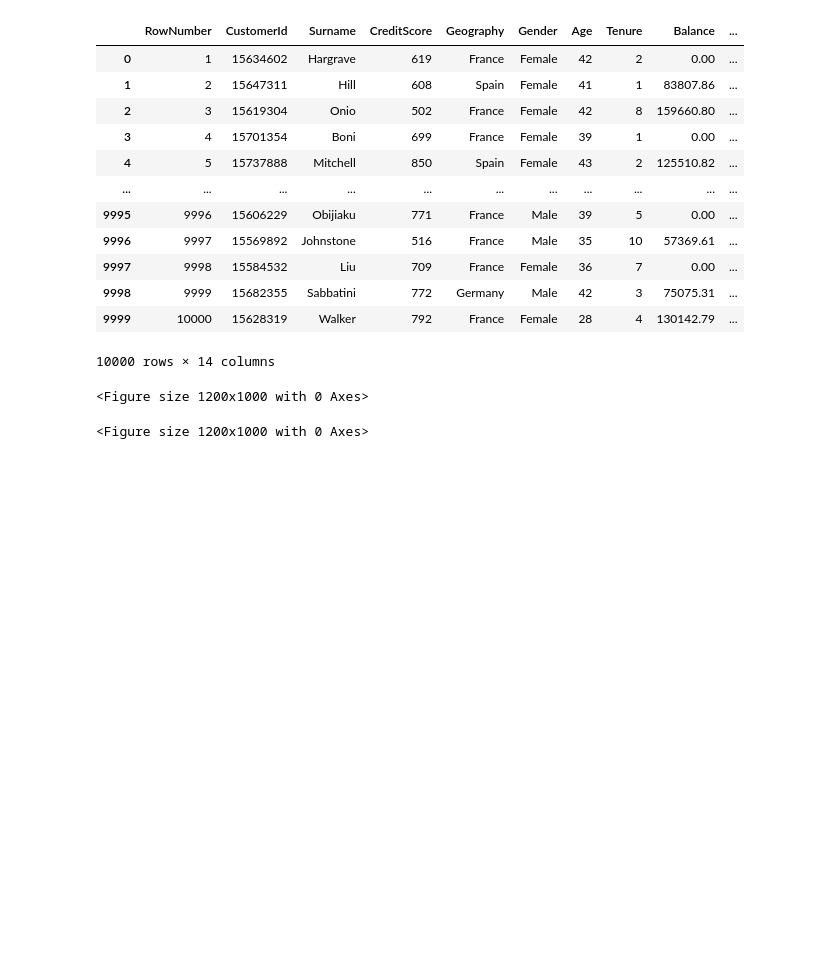
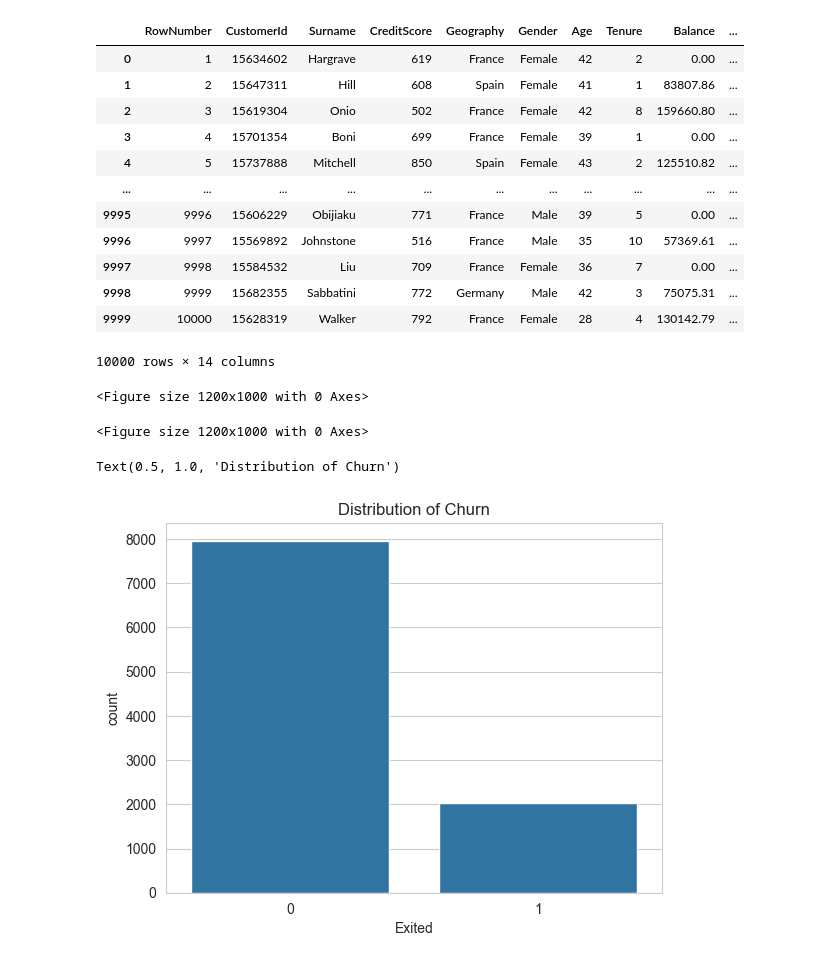
Before and after one commit to gitrlawton/customer-churn-prediction, a Jupyter notebook: notebook.ipynb, the cells around one changed output. Drawn from its saved outputs; the diff is of its cells as text; code cells hidden in the pictures; blank space fills up the shorter version.

Commit message:
Completed data pre-processing and feature engineering.

```diff
--- a/notebook.ipynb
+++ b/notebook.ipynb
@@ -31,3 +31,11 @@ plt.figure(figsize=(12, 10))
 # %% [output]
 <Figure size 1200x1000 with 0 Axes>
 <Figure size 1200x1000 with 0 Axes>
+# %%
+# Plot to count the target variable "Exited" (how many customers churned vs
+# stayed.) 0 is stayed, 1 is churned.
+sns.countplot(x="Exited", data=df)
+plt.title("Distribution of Churn")
+# %% [output]
+Text(0.5, 1.0, 'Distribution of Churn')
+[figure, added]
```
Also changed, not shown: parts of 18 cells of this notebook, 1 other file.
